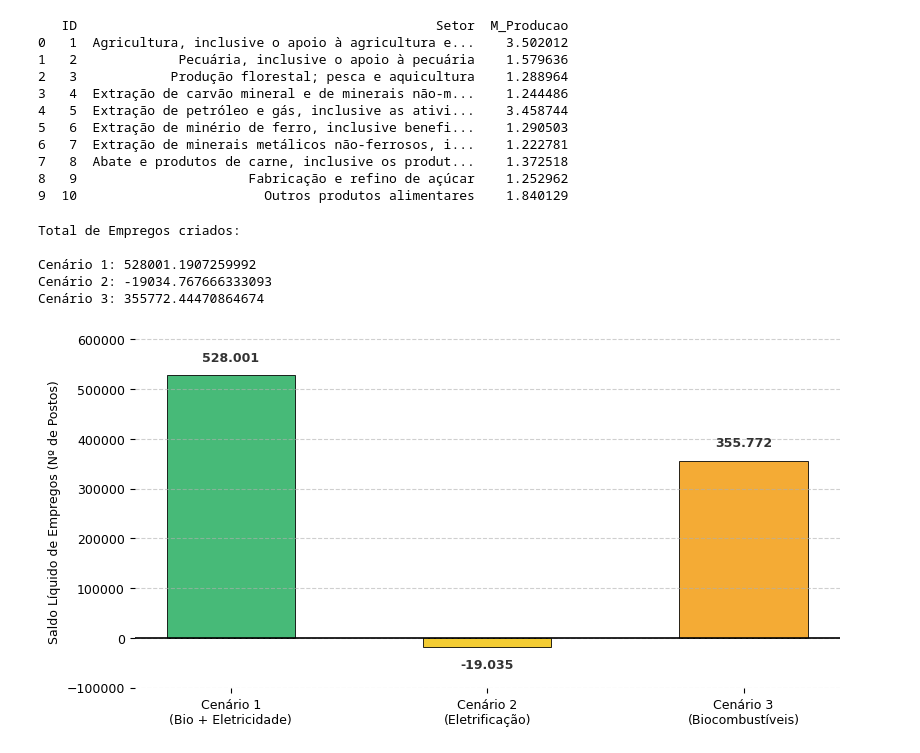
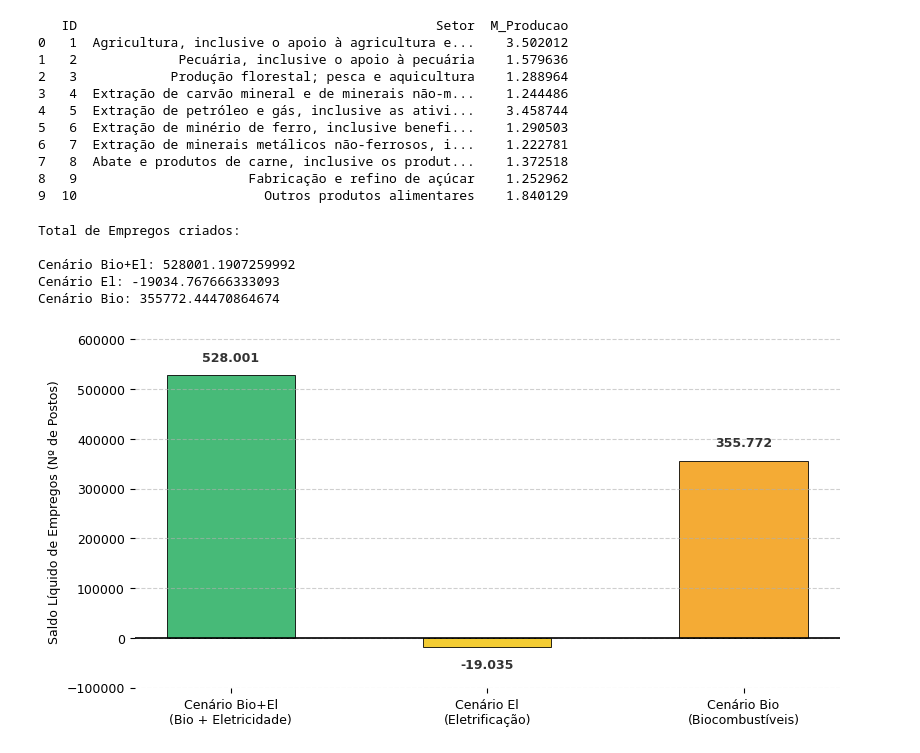
Before and after one commit to noguilhermee/mip-energia, a Jupyter notebook: app/Hybrid Input-Output Model.ipynb, the cells around one changed output. Saved outputs shown, nothing was run; the diff lists cells and outputs as text; code cells hidden in the pictures.

```diff
--- a/app/Hybrid Input-Output Model.ipynb
+++ b/app/Hybrid Input-Output Model.ipynb
@@ -1201,15 +1204,15 @@ print(df_multi_producao.head(10))
 # %%
 print("\nTotal de Empregos criados:")
 
-print(f"\nCenário 1: {cen1['delta_emp'].sum()}")
-print(f"Cenário 2: {cen2['delta_emp'].sum()}")
-print(f"Cenário 3: {cen3['delta_emp'].sum()}")
+print(f"\nCenário Bio+El: {cen1['delta_emp'].sum()}")
+print(f"Cenário El: {cen2['delta_emp'].sum()}")
+print(f"Cenário Bio: {cen3['delta_emp'].sum()}")
 # %% [output]
 Total de Empregos criados:
 
-Cenário 1: 528001.1907259992
-Cenário 2: -19034.767666333093
-Cenário 3: 355772.44470864674
+Cenário Bio+El: 528001.1907259992
+Cenário El: -19034.767666333093
+Cenário Bio: 355772.44470864674
 # %%
 # ==============================================================================
 #  FIGURA 9: SALDO LÍQUIDO DE EMPREGOS (Cores fixas por cenário)
@@ -1219,9 +1222,9 @@ TAMANHO_DA_FONTE = 9
 
 # Dados extraídos diretamente dos seus resultados
 cenarios_labels = [
-    'Cenário 1\n(Bio + Eletricidade)',
-    'Cenário 2\n(Eletrificação)',
-    'Cenário 3\n(Biocombustíveis)'
+    'Cenário Bio+El\n(Bio + Eletricidade)',
+    'Cenário El\n(Eletrificação)',
+    'Cenário Bio\n(Biocombustíveis)'
 ]
 saldos_emprego = [
     float(cen1['delta_emp'].sum()),
@@ -1271,31 +1274,31 @@ for rect, val in zip(rects, saldos_emprego):
         va = 'top'  # evita “invadir” os rótulos inferiores
 
     ax.annotate(
         fmt_int_br(val),
         xy=(rect.get_x() + rect.get_width() / 2, y),
         xytext=(0, offset),
         textcoords="offset points",
         ha='center',
         va=va,
         fontsize=TAMANHO_DA_FONTE,
         fontweight='bold',
         color='#333333'
     )
 
 # Escala Y com margem automática baseada no range (melhor para negativos pequenos)
 ymin = min(saldos_emprego)
 ymax = max(saldos_emprego)
 margin = 0.15 * (ymax - ymin) if ymax != ymin else 1.0
 ax.set_ylim(ymin - margin, ymax + margin)
 
 # Dá mais “chão” para os labels do eixo x não brigarem com barra negativa
 fig.subplots_adjust(bottom=0.18)
 
 # plt.show()
 
 plt.savefig(
     '../data/graphs/saldo_empregos.pdf',
     bbox_inches='tight'
 )
 # %% [output]
-[figure, old version]
+[figure, new version]
```
Also changed, not shown: parts of 26 cells of this notebook, 11 other files.
